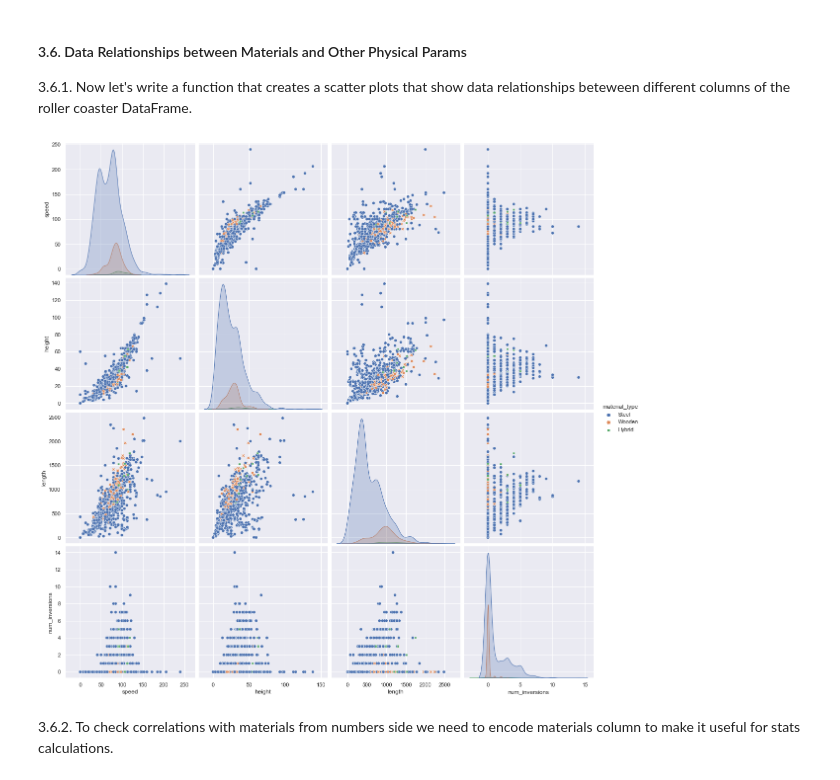
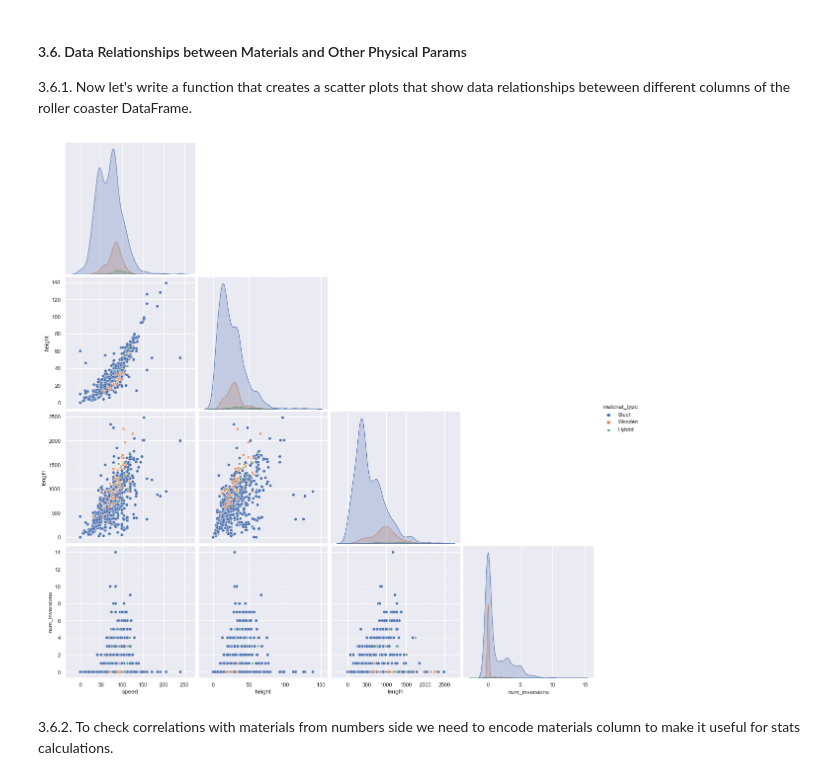
Before and after one commit to jadidaniel/jupyter-notebooks, a Jupyter notebook: visualisations_roller_coaster/roller_coaster.ipynb, the cells around one changed output. Cells and saved outputs as stored; diff of their text form; code cells hidden in the pictures.

```diff
--- a/visualisations_roller_coaster/roller_coaster.ipynb
+++ b/visualisations_roller_coaster/roller_coaster.ipynb
@@ -769,12 +769,14 @@ Summary:
 # %%
 def visualise_scatter(dataset, hue_type):
     dataset = dataset[(dataset['height'] < 180)]
-    sns.pairplot(dataset, hue=hue_type, height=4, markers=True)
+
+    sns.pairplot(dataset, hue=hue_type, height=4, markers=True, corner=True)
+
     return plt.show()
 
 visualise_scatter(roller_coast_list, 'material_type')
 # %% [output]
-[figure, old version]
+[figure, new version]
 # %% [markdown]
 3.6.2. To check correlations with materials from numbers side we need to encode materials column to make it useful for stats calculations.
 # %%
```
Also changed, not shown: parts of 12 cells of this notebook.
